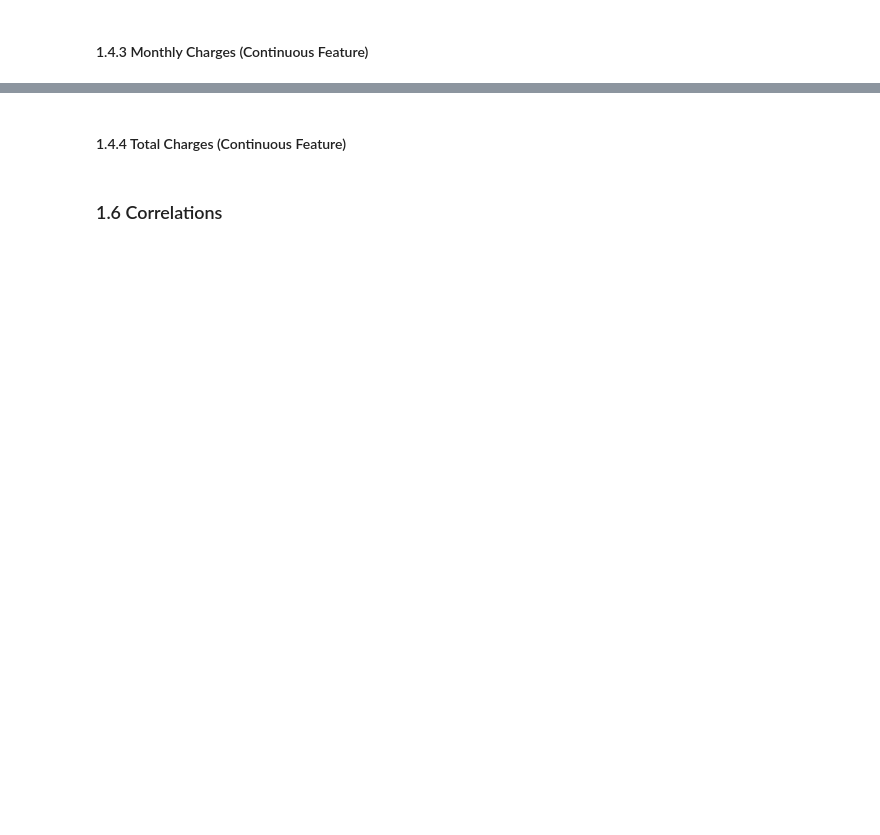
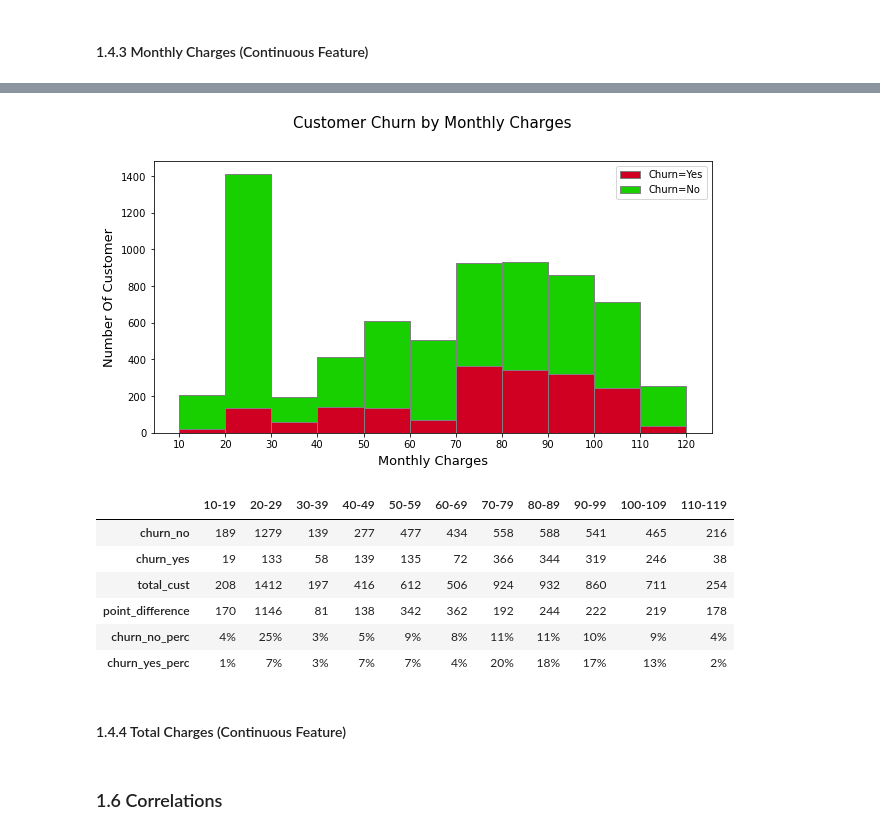
Before and after one commit to muhammadrifki1992/Project, a Jupyter notebook: Project2.ipynb, the cells around one changed output, grey strips where cells are left out. Saved outputs shown, nothing was run; the diff lists cells and outputs as text; code cells hidden in the pictures; blank space fills up the shorter version.

```diff
--- a/Project2.ipynb
+++ b/Project2.ipynb
@@ -363,60 +362,55 @@ plt.show()
 # %%
-mcc_y = df1[df1.Churn=='Yes'].tenure.reset_index(drop=True)
-mcc_n = df1[df1.Churn=='No'].tenure.reset_index(drop=True)
-tc0 = pd.concat([tc_y, tc_n], axis=1)
-tc0.columns = ['churn_yes', 'churn_no']
+mcc_y = df1[df1.Churn=='Yes'].MonthlyCharges.reset_index(drop=True).round().astype(int)
+mcc_n = df1[df1.Churn=='No'].MonthlyCharges.reset_index(drop=True).round().astype(int)
+mcc = pd.concat([mcc_y, mcc_n], axis=1).fillna(0).astype(int)
+mcc.columns = ['churn_yes', 'churn_no']
+
 
 #Visualization
 with sns.color_palette(['#cf0022', '#18cf00']):
     fig, ax = plt.subplots(figsize=(10,5))
-    counts, bins, patches = ax.hist([tc_y, tc_n], bins=range(0, 73, 6), edgecolor='gray', stacked=True)
-    ax.set_xticks(bins.round(0))
-    plt.xlabel('Tenure (Months)', size=13, labelpad=5)
+    counts, bins, patches = ax.hist([mcc_y, mcc_n], bins=range(10, 121, 10), edgecolor='gray', stacked=True)
+    ax.set_xticks(bins)
+    plt.xlabel('Monthly Charges', size=13, labelpad=5)
     plt.ylabel('Number Of Customer', size=13, labelpad=5)
-    plt.title('Customer Churn by Tenure', size=15, y=1.10)
+    plt.title('Customer Churn by Monthly Charges', size=15, y=1.10)
     plt.legend(['Churn=Yes','Churn=No'])
 
 plt.show()
 
 
 #Table
-tc_yr = tc_y.replace(range(0, 7), '0-6').replace(range(7, 13), '7-12').replace(range(13, 19), '13-18').replace(range(19, 25), '19-24').replace(range(25, 31), '25-30').replace(range(31, 37), '31-36').replace(range(37, 43), '37-42').replace(range(43, 49), '43-48').replace(range(49, 55), '49-54').replace(range(55, 61), '55-60').replace(range(61, 67), '61-66').replace(range(67, 73), '67-72').replace(range(73, 79), '73-78')
-tc_nr = tc_n.replace(range(0, 7), '0-6').replace(range(7, 13), '7-12').replace(range(13, 19), '13-18').replace(range(19, 25), '19-24').replace(range(25, 31), '25-30').replace(range(31, 37), '31-36').replace(range(37, 43), '37-42').replace(range(43, 49), '43-48').replace(range(49, 55), '49-54').replace(range(55, 61), '55-60').replace(range(61, 67), '61-66').replace(range(67, 73), '67-72').replace(range(73, 79), '73-78')
+mcc_y0 = mcc_y.replace(range(10, 20), '10-19').replace(range(20, 30), '20-29').replace(range(30, 40), '30-39').replace(range(40, 50), '40-49').replace(range(50, 60), '50-59').replace(range(60, 70), '60-69').replace(range(70, 80), '70-79').replace(range(80, 90), '80-89').replace(range(90, 100), '90-99').replace(range(100, 110), '100-109').replace(range(110, 120), '110-119')
+mcc_n0 = mcc_n.replace(range(10, 20), '10-19').replace(range(20, 30), '20-29').replace(range(30, 40), '30-39').replace(range(40, 50), '40-49').replace(range(50, 60), '50-59').replace(range(60, 70), '60-69').replace(range(70, 80), '70-79').replace(range(80, 90), '80-89').replace(range(90, 100), '90-99').replace(range(100, 110), '100-109').replace(range(110, 120), '110-119')
 
-tc = pd.concat([tc_yr, tc_nr], axis=1)
-tc.columns = ['churn_yes', 'churn_no']
+mcc0 = pd.concat([mcc_y0, mcc_n0], axis=1)
+mcc0.columns = ['churn_yes', 'churn_no']
 
-churn_index = ['0-6', '7-12', '13-18', '19-24', '25-30', '31-36', '37-42', '43-48', '49-54', '55-60', '61-66', '67-72']
-tc_yr1 = tc['churn_yes'].value_counts().reindex(churn_index).to_frame()
-tc_nr1 = tc['churn_no'].value_counts().reindex(churn_index).to_frame()
+mcc_index = ['10-19', '20-29', '30-39', '40-49', '50-59', '60-69', '70-79', '80-89', '90-99', '100-109', '110-119']
+mcc_y1 = mcc0['churn_yes'].value_counts().reindex(mcc_index).to_frame()
+mcc_n1 = mcc0['churn_no'].value_counts().reindex(mcc_index).to_frame()
 
-tc_table = pd.concat([tc_yr1, tc_nr1], axis=1)
+mcc_table = pd.concat([mcc_y1, mcc_n1], axis=1)
+mcc_table['total_cust'] = (mcc_table['churn_yes'] + mcc_table['churn_no'])
+mcc_table['point_difference'] = mcc_table['churn_no'] - mcc_table['churn_yes']
+mcc_table['churn_no_perc'] = (mcc_table['churn_no']  / mcc_table['churn_no'].sum())
+mcc_table['churn_no_perc'] = mcc_table['churn_no_perc'].map("{:.0%}".format)
+mcc_table['churn_yes_perc'] = (mcc_table['churn_yes']  / mcc_table['churn_yes'].sum())
+mcc_table['churn_yes_perc'] = mcc_table['churn_yes_perc'].map("{:.0%}".format)
 
-tc_table['total_cust'] = (tc_table['churn_yes'] + tc_table['churn_no'])
-tc_table['point_difference'] = tc_table['churn_no'] - tc_table['churn_yes']
-tc_table['churn_no_perc'] = (tc_table['churn_no']  / tc_table['churn_no'].sum())
-tc_table['churn_no_perc'] = tc_table['churn_no_perc'].map("{:.0%}".format)
-tc_table['churn_yes_perc'] = (tc_table['churn_yes']  / tc_table['churn_yes'].sum())
-tc_table['churn_yes_perc'] = tc_table['churn_yes_perc'].map("{:.0%}".format)
+mcc_table_index = ['churn_no', 'churn_yes', 'total_cust', 'point_difference', 'churn_no_perc', 'churn_yes_perc']
+mcc_table = mcc_table.transpose().reindex(mcc_table_index)
 
-table_index = ['churn_no', 'churn_yes', 'total_cust', 'point_difference', 'churn_no_perc', 'churn_yes_perc']
-
-tc_table = tc_table.transpose().reindex(table_index)
-
-display(tc_table)
-
-#summary
-print('\n\nHighest customer tenure on 0-6 months / 0-0.5 year ({} of {} customers, {:.1%} of total customer)'.format(tc_table.loc['total_cust', '0-6'], tc_table.loc['total_cust'].sum(), tc_table.loc['total_cust', '0-6'] / tc_table.loc['total_cust'].sum()))
-
-print('Lowest customer tenure on 37-42 months / 3-3.5 years ({} of {} customers, {:.1%} of total customer)'.format(tc_table.loc['total_cust', '37-42'], tc_table.loc['total_cust'].sum(), tc_table.loc['total_cust', '37-42'] / tc_table.loc['total_cust'].sum()))
-
-print('Highest customer does churn on 0-6 months / 0-0.5 year tenure ({} of {} customers, {:.1%} of total customer)'.format(tc_table.loc['churn_yes', '0-6'], tc_table.loc['churn_yes'].sum(), tc_table.loc['churn_yes', '0-6'] / tc_table.loc['churn_yes'].sum()))
-
-print('Highest customer does not churn on 67-72 months / 5.5-6 years tenure ({} of {} customers, {:.1%} of total customer)'.format(tc_table.loc['churn_no', '67-72'], tc_table.loc['churn_no'].sum(), tc_table.loc['churn_no', '67-72'] / tc_table.loc['churn_no'].sum()))
-
-print('The customer does churn average is on 13-18 months / 1-1.5 year tenure ({:.1f}) while median is on 7-12 months / 0.5-1 year tenure ({:.1f}).'.format(tc_y.mean(), tc_y.median()))
-
-print('The customer does not churn average is on 37-42 months / 3-3.5 years tenure ({:.1f}) while median is on is on 37-42 months / 3-3.5 years tenure({:.1f}).'.format(tc_n.mean(), tc_n.median()))
+display(mcc_table)
+# %% [output]
+[figure, added]
+|  | 10-19 | 20-29 | 30-39 | 40-49 | 50-59 | 60-69 | 70-79 | 80-89 | 90-99 | 100-109 | 110-119 |
+| churn_no | 189 | 1279 | 139 | 277 | 477 | 434 | 558 | 588 | 541 | 465 | 216 |
+| churn_yes | 19 | 133 | 58 | 139 | 135 | 72 | 366 | 344 | 319 | 246 | 38 |
+| total_cust | 208 | 1412 | 197 | 416 | 612 | 506 | 924 | 932 | 860 | 711 | 254 |
+| point_difference | 170 | 1146 | 81 | 138 | 342 | 362 | 192 | 244 | 222 | 219 | 178 |
+| churn_no_perc | 4% | 25% | 3% | 5% | 9% | 8% | 11% | 11% | 10% | 9% | 4% |
+| churn_yes_perc | 1% | 7% | 3% | 7% | 7% | 4% | 20% | 18% | 17% | 13% | 2% |
 # %% [markdown]
 #### 1.4.4 Total Charges (Continuous Feature)
 # %%
```
Also changed, not shown: parts of 4 cells of this notebook.
